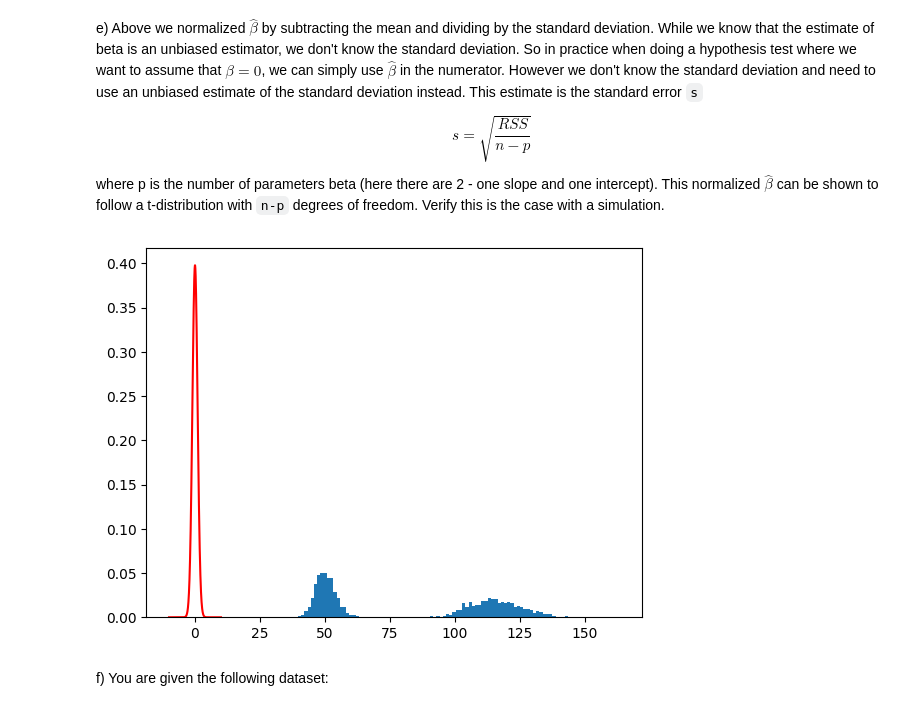
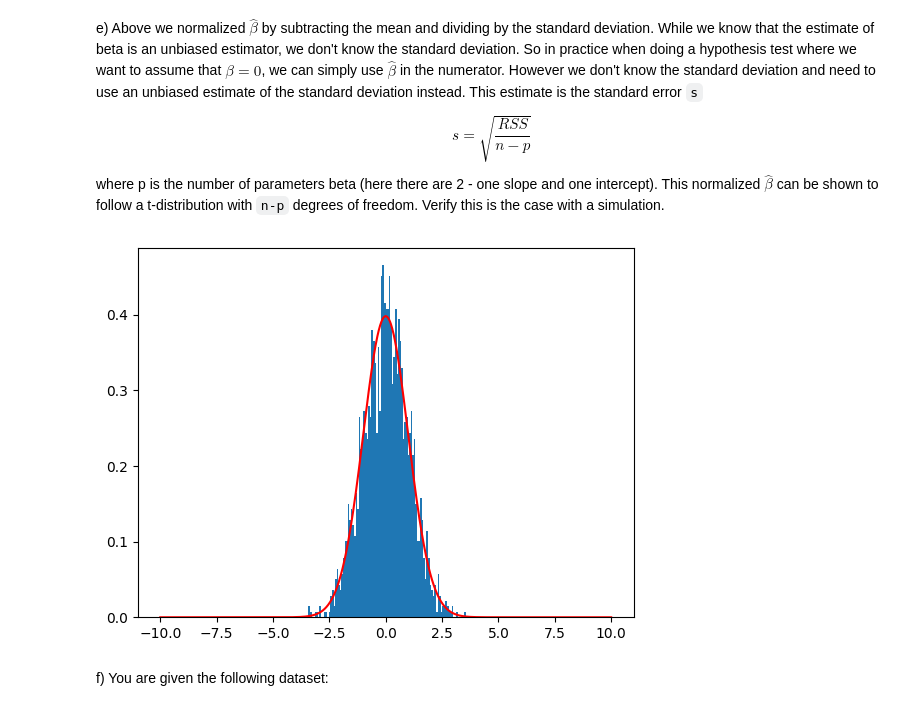
Before and after one commit to Hasturrr/Data-Science-Fundamentals, a Jupyter notebook: lecture_19/worksheet_19.ipynb, the cells around one changed output. Drawn from its saved outputs; the diff is of its cells as text; code cells hidden in the pictures.

```diff
--- a/lecture_19/worksheet_19.ipynb
+++ b/lecture_19/worksheet_19.ipynb
@@ -147,7 +147,7 @@ n_samples = 100
 n_simulations = 1000
 sigma = 1 # standard diviation
 for _ in range(1000):
-    X = np.hstack((np.ones((n_samples, 1)), np.random.uniform(-10, 10, (n_samples, 1))))
+    X = np.array([intercept, xlin]).T
     errors = np.random.normal(0, sigma, n_samples)
     Y = X @ true_beta + errors
 
@@ -178,38 +178,38 @@ where p is the number of parameters beta (here there are 2 - one slope and one i
 # %%
 from scipy.stats import t
 
 def standard_error(y_true, y_pred, p):
     rss = np.sum((y_true - y_pred)**2)
     n = len(y_true)
     return np.sqrt(rss / (n - p))
 
 p = 2
 beta_hist = []
 for _ in range(1000):
-    X = np.hstack((np.ones((n_samples, 1)), np.random.uniform(-10, 10, (n_samples, 1))))
+    X = np.array([intercept, xlin]).T
     errors = np.random.normal(0, sigma, n_samples)
     Y = X @ true_beta + errors
 
     # Estimate beta_hat using the Normal Equation
     beta_hat = np.linalg.inv(X.T @ X) @ X.T @ Y
     Y_pred = X @ beta_hat
 
-    # Calculate S = (X^TX)^{-1} and standard error
-    S = np.linalg.inv(X.T @ X)
     se = standard_error(Y, Y_pred, p)
+    var_cov_beta_hat = np.linalg.inv(X.T @ X) * (se ** 2)
 
     # Calculate the t-normalized value for each component of beta_hat
     for k in range(len(true_beta)):
-        t_value = (beta_hat[k] - 0) / (se * np.sqrt(S[k, k]))
+        se_beta_k = np.sqrt(var_cov_beta_hat[k, k])
+        t_value = (beta_hat[k] - true_beta[k]) / se_beta_k
         beta_hist.append(t_value)
 
 xs = np.linspace(-10,10,1000)
 fig, ax = plt.subplots()
 ax.hist(beta_hist, bins=100, density=True)
 ax.plot(xs, t.pdf(xs, SAMPLE_SIZE - 2), color='red')
 plt.show()
 # %% [output]
-[figure, old version]
+[figure, new version]
 # %% [markdown]
 f) You are given the following dataset:
 # %%
```
Also changed, not shown: parts of 3 cells of this notebook.
